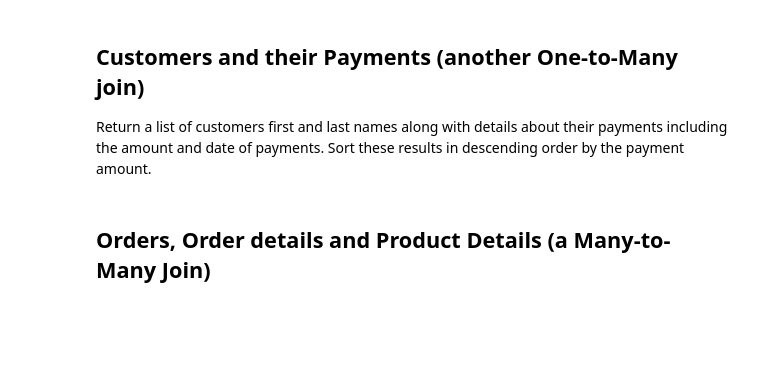
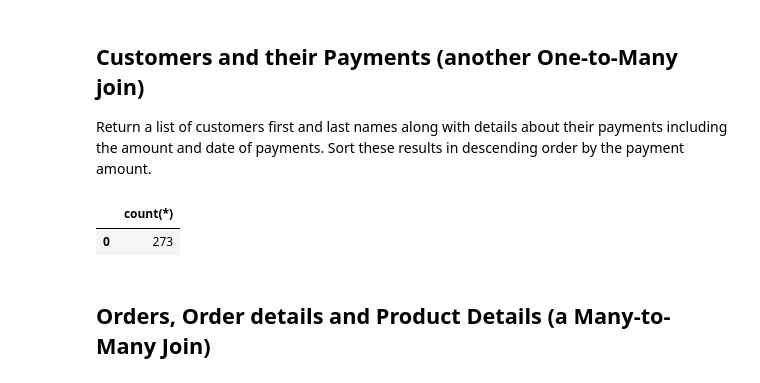
Before and after one commit to LearnCoTEMP1178/dsc-one-to-many-and-many-to-many-joins-lab-dc-ds-071519, a Jupyter notebook: index.ipynb, the cells around one changed output. Saved outputs shown, nothing was run; the diff lists cells and outputs as text; code cells hidden in the pictures; blank space fills up the shorter version.

```diff
--- a/index.ipynb
+++ b/index.ipynb
@@ -128,13 +141,18 @@ Return a list of customers first and last names along with details about their p
 # %%
 df = pd.DataFrame(
     c.execute("""
     SELECT count(*)
-    FROM payments
+    FROM customers
+    JOIN payments
+
 """).fetchall()
 )
 df.columns = [x[0] for x in c.description]
 c.description
 df
+# %% [output]
+|  | count(*) |
+| 0 | 273 |
 # %% [markdown]
 ## Orders, Order details and Product Details (a Many-to-Many Join)
 # %% [markdown]
```
Also changed, not shown: parts of 1 cell of this notebook.
